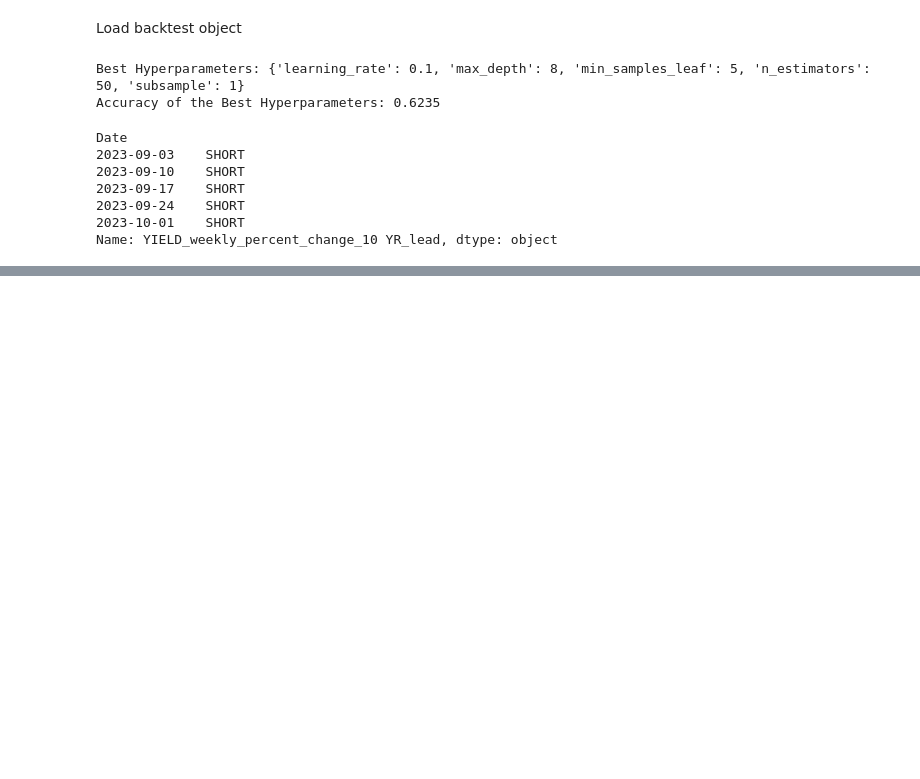
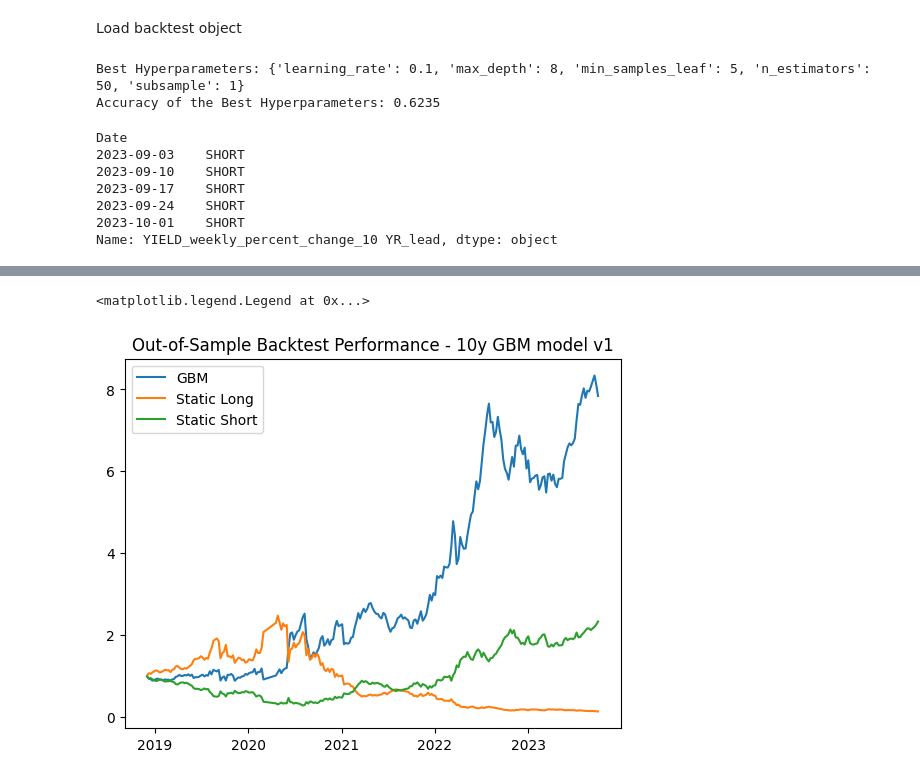
Before and after one commit to thestockman27/Fixed-Income-Dashboards, a Jupyter notebook: Backtest Performance Calculation.ipynb, the cells around one changed output, grey strips where cells are left out. Saved outputs shown, nothing was run; the diff lists cells and outputs as text; code cells hidden in the pictures; blank space fills up the shorter version.

```diff
--- a/Backtest Performance Calculation.ipynb
+++ b/Backtest Performance Calculation.ipynb
@@ -76,0 +90,4 @@ y_df.tail()
+# %%
+import numpy as np
+merged_data['Pos'] = np.where(merged_data['For0'] == 'LONG' , -1, 1)
+merged_data.tail()
@@ -76,0 +102,6 @@ y_df.tail()
+# %%
+merged_data['Turnover'] = 1
+
+merged_data['Turnover'] = np.where(merged_data['Pos'] == merged_data['Pos'].shift(periods=1),0,2)
+
+merged_data['Turnover'][0] = 1
@@ -76,0 +123,3 @@ y_df.tail()
+# %%
+merged_data['ret'] = merged_data['10 YR'] * merged_data['Pos'] - (merged_data['Turnover'] * .0009)
+merged_data.head()
@@ -76,0 +134,5 @@ y_df.tail()
+# %%
+merged_data['cumulative_ret'] = (merged_data['ret'] +1).cumprod()
+merged_data['static_long_ret'] = (merged_data['10 YR']*-1 + 1).cumprod()
+merged_data['static_short_ret'] = (merged_data['10 YR'] + 1).cumprod()
+merged_data.head()
@@ -76,0 +158,11 @@ y_df.tail()
+# %%
+import matplotlib
+import matplotlib.pyplot as plt
+plt.plot(merged_data.index, merged_data['cumulative_ret'], label='GBM')
+plt.plot(merged_data.index, merged_data['static_long_ret'], label='Static Long')
+plt.plot(merged_data.index, merged_data['static_short_ret'], label='Static Short')
+plt.title('Out-of-Sample Backtest Performance - 10y GBM model v1')
+plt.legend()
+# %% [output]
+<matplotlib.legend.Legend at 0x...>
+[figure, added]
```
Also changed, not shown: parts of 13 cells of this notebook, 3 other files.
